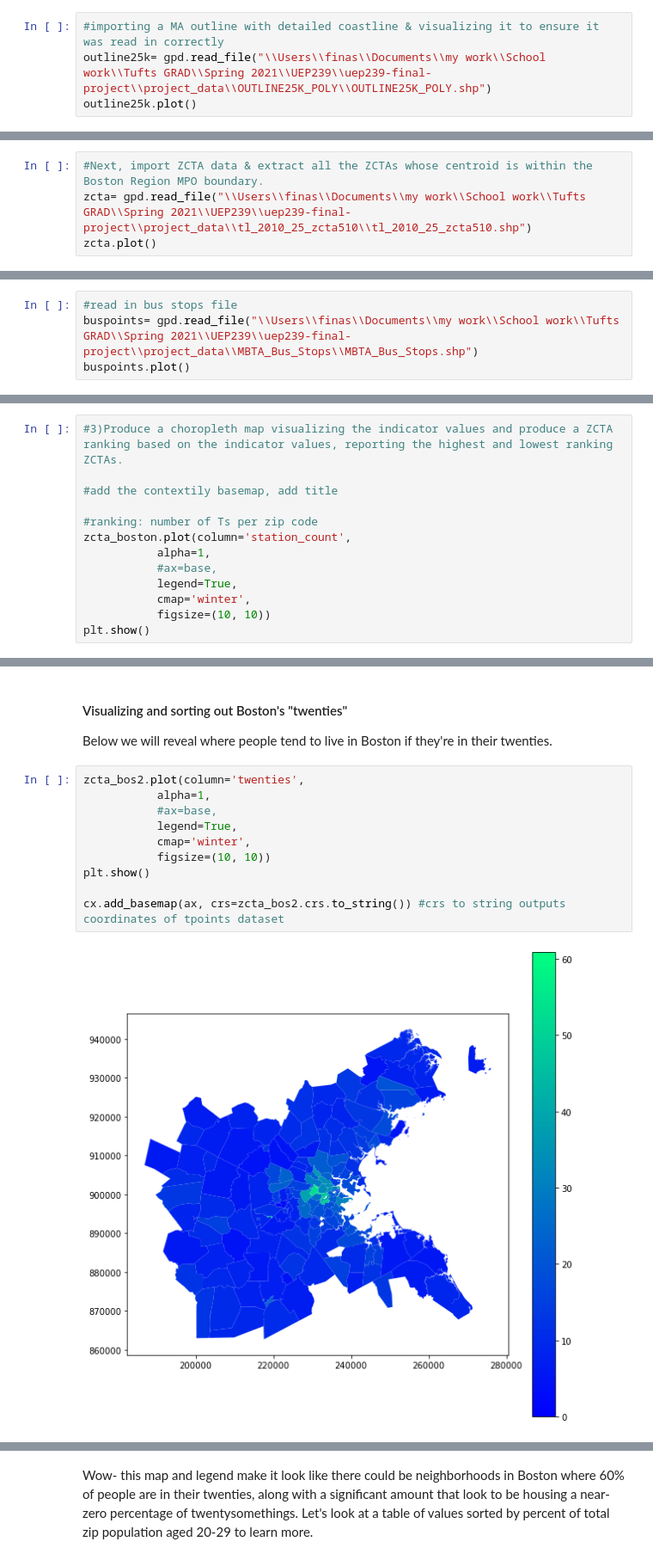
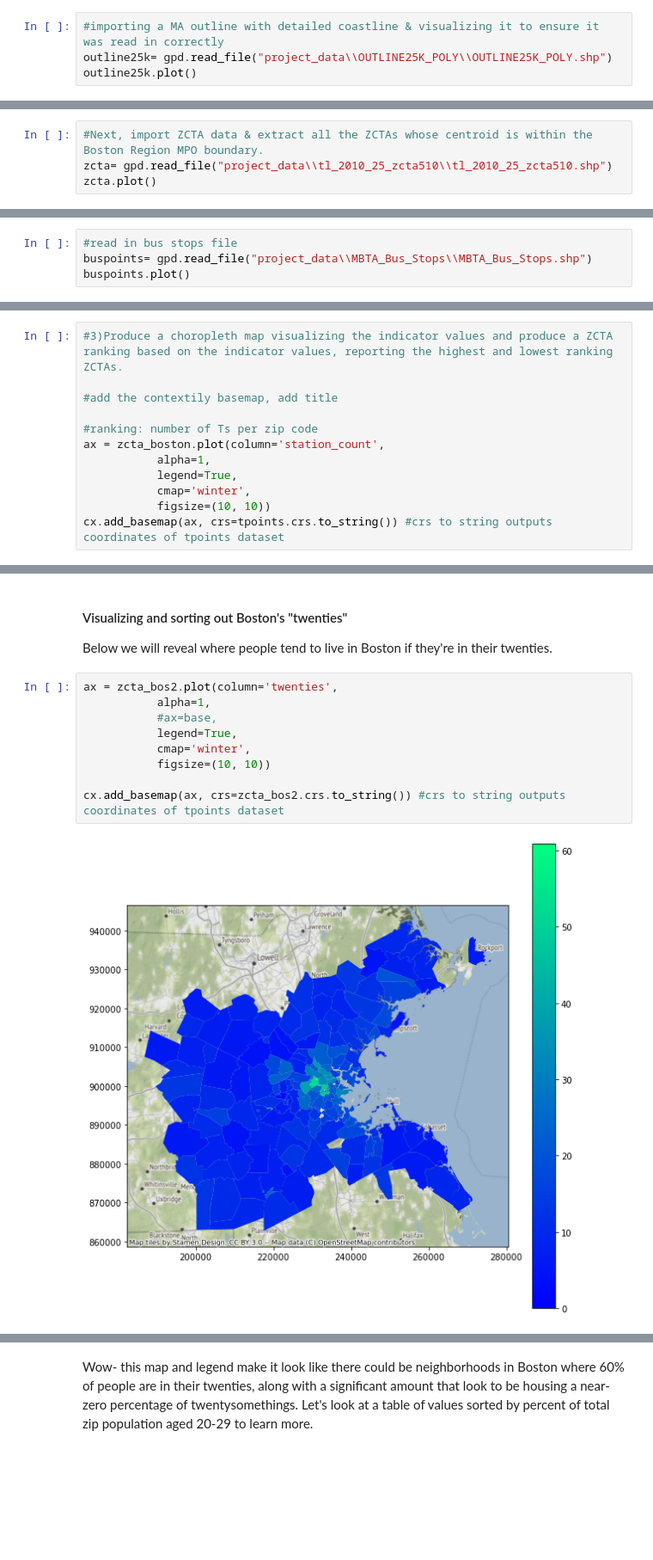
Before and after one commit to finashort/uep239-final-project, a Jupyter notebook: UEP239Final.ipynb, the cells around one changed output, grey strips where cells are left out. Shown at 86% size. Cells and saved outputs as stored; diff of their text form; blank space fills up the shorter version.

Commit message:
adding base maps to all mats and otherwise formatting plots

```diff
--- a/UEP239Final.ipynb
+++ b/UEP239Final.ipynb
@@ -53,14 +53,14 @@ from shapely.geometry import box
 Now that we have the dependency imports we need, we can read in the data delineating our regions of analysis. First, we will use a state outline containing a detailed coastline to clip our zip codes file, thus providing a more accurate outline for zip code data that will match better with the Boston Region boundary.
 # %%
 #importing a MA outline with detailed coastline & visualizing it to ensure it was read in correctly
-outline25k= gpd.read_file("\\Users\\finas\\Documents\\my work\\School work\\Tufts GRAD\\Spring 2021\\UEP239\\uep239-final-project\\project_data\\OUTLINE25K_POLY\\OUTLINE25K_POLY.shp")
+outline25k= gpd.read_file("project_data\\OUTLINE25K_POLY\\OUTLINE25K_POLY.shp")
 outline25k.plot()
 # %% [output]
 <AxesSubplot:>
 [figure]
 # %%
 #Next, import ZCTA data & extract all the ZCTAs whose centroid is within the Boston Region MPO boundary.
-zcta= gpd.read_file("\\Users\\finas\\Documents\\my work\\School work\\Tufts GRAD\\Spring 2021\\UEP239\\uep239-final-project\\project_data\\tl_2010_25_zcta510\\tl_2010_25_zcta510.shp")
+zcta= gpd.read_file("project_data\\tl_2010_25_zcta510\\tl_2010_25_zcta510.shp")
 zcta.plot()
 # %% [output]
 <AxesSubplot:>
@@ -162,7 +162,7 @@ zcta_boston.plot()
 #### To map transit access, we'll index density of MBTA bus and subway stops per zip code. Let's start with the buses.
 # %%
 #read in bus stops file
-buspoints= gpd.read_file("\\Users\\finas\\Documents\\my work\\School work\\Tufts GRAD\\Spring 2021\\UEP239\\uep239-final-project\\project_data\\MBTA_Bus_Stops\\MBTA_Bus_Stops.shp")
+buspoints= gpd.read_file("project_data\\MBTA_Bus_Stops\\MBTA_Bus_Stops.shp")
 buspoints.plot()
 # %% [output]
 <AxesSubplot:>
@@ -417,11 +417,10 @@ zcta_boston
 #add the contextily basemap, add title
 
 #ranking: number of Ts per zip code
-zcta_boston.plot(column='station_count',
+ax = zcta_boston.plot(column='station_count',
            alpha=1,
-           #ax=base,
            legend=True,
            cmap='winter',
            figsize=(10, 10))
-plt.show()
+cx.add_basemap(ax, crs=tpoints.crs.to_string()) #crs to string outputs coordinates of tpoints dataset
 # %% [output]
@@ -597,14 +566,13 @@ zcta_bos2
 #### Visualizing and sorting out Boston's "twenties"
 Below we will reveal where people tend to live in Boston if they're in their twenties.
 # %%
-zcta_bos2.plot(column='twenties',
+ax = zcta_bos2.plot(column='twenties',
            alpha=1,
            #ax=base,
            legend=True,
            cmap='winter',
            figsize=(10, 10))
-plt.show()
 
 cx.add_basemap(ax, crs=zcta_bos2.crs.to_string()) #crs to string outputs coordinates of tpoints dataset
 # %% [output]
-[figure, old version]
+[figure, new version]
```
Also changed, not shown: parts of 35 cells of this notebook.
